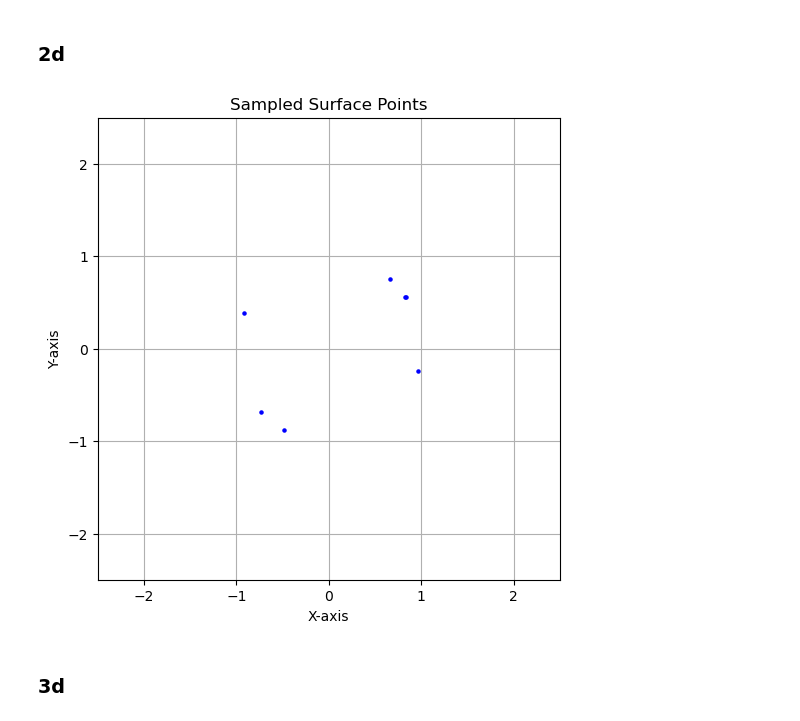
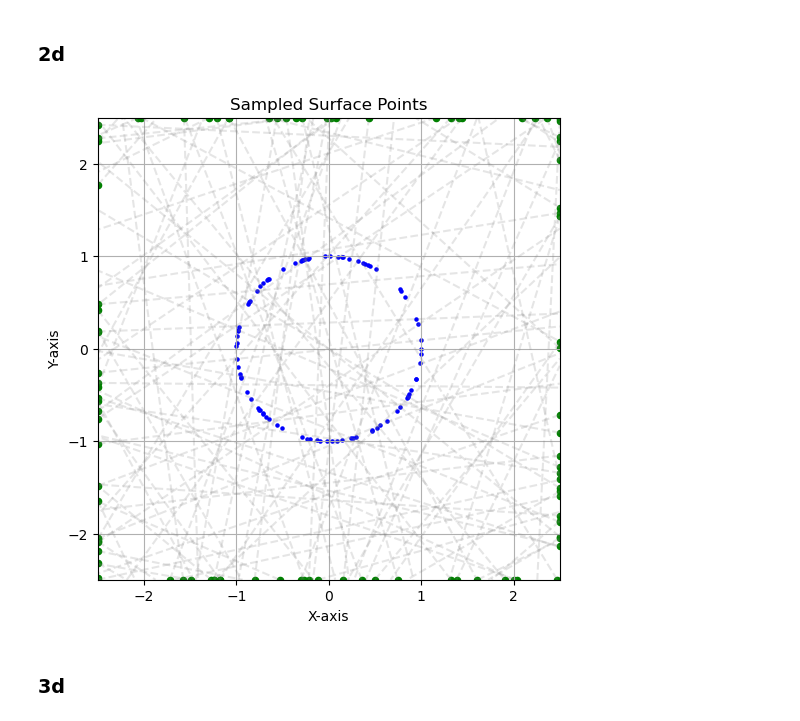
Before and after one commit to gd193/implicit_surfaces, a Jupyter notebook: notebooks/test_surface_sampling.ipynb, the cells around one changed output. Saved outputs shown, nothing was run; the diff lists cells and outputs as text; code cells hidden in the pictures.

```diff
--- a/notebooks/test_surface_sampling.ipynb
+++ b/notebooks/test_surface_sampling.ipynb
@@ -60,6 +60,8 @@ surface_sampler = SurfaceSampler(
     max_hits=20,
     init_trust_region_size=jnp.inf,
 )
+# %%
+raybuffer, is_finished = surface_sampler.sample_rays_batched(jr.PRNGKey(0), jnp.array([-2.5, -2.5]), jnp.array([2.5, 2.5]), 100, 100, 1000, dtype=jnp.float32)
 # %%
 bbox_min = jnp.array([-2.0, -2.0])
 bbox_max = jnp.array([2.0, 2.0])
@@ -67,17 +69,23 @@ num_samples = 10
 samples = surface_sampler.sample_surface_points(params, jr.PRNGKey(0), bbox_min, bbox_max, num_samples)
 # %%
 fig = plt.figure(figsize=(6,6))
+plt.scatter(raybuffer.ray_origin[:, 0], raybuffer.ray_origin[:, 1], s=20, color='green', label='Ray Origins')
+for i in range(raybuffer.ray_origin.shape[0]):
+    o = raybuffer.ray_origin[i]
+    d = raybuffer.ray_direction[i]
+    p_end = o + d * raybuffer.max_ts[i]
+    plt.plot([o[0], p_end[0]], [o[1], p_end[1]], color='gray', alpha=0.2, linestyle='--')
 plt.scatter(samples[:, 0], samples[:, 1], s=5, color='blue')
 plt.xlim(-2.5, 2.5)
 plt.ylim(-2.5, 2.5)
 plt.gca().set_aspect('equal', adjustable='box')
 plt.title('Sampled Surface Points')
 plt.xlabel('X-axis')
 plt.ylabel('Y-axis')
 plt.grid()
 plt.show()
 # %% [output]
-[figure, old version]
+[figure, new version]
 # %% [markdown]
 ### 3d
 # %%
```
Also changed, not shown: parts of 30 cells of this notebook, 11 other files.
